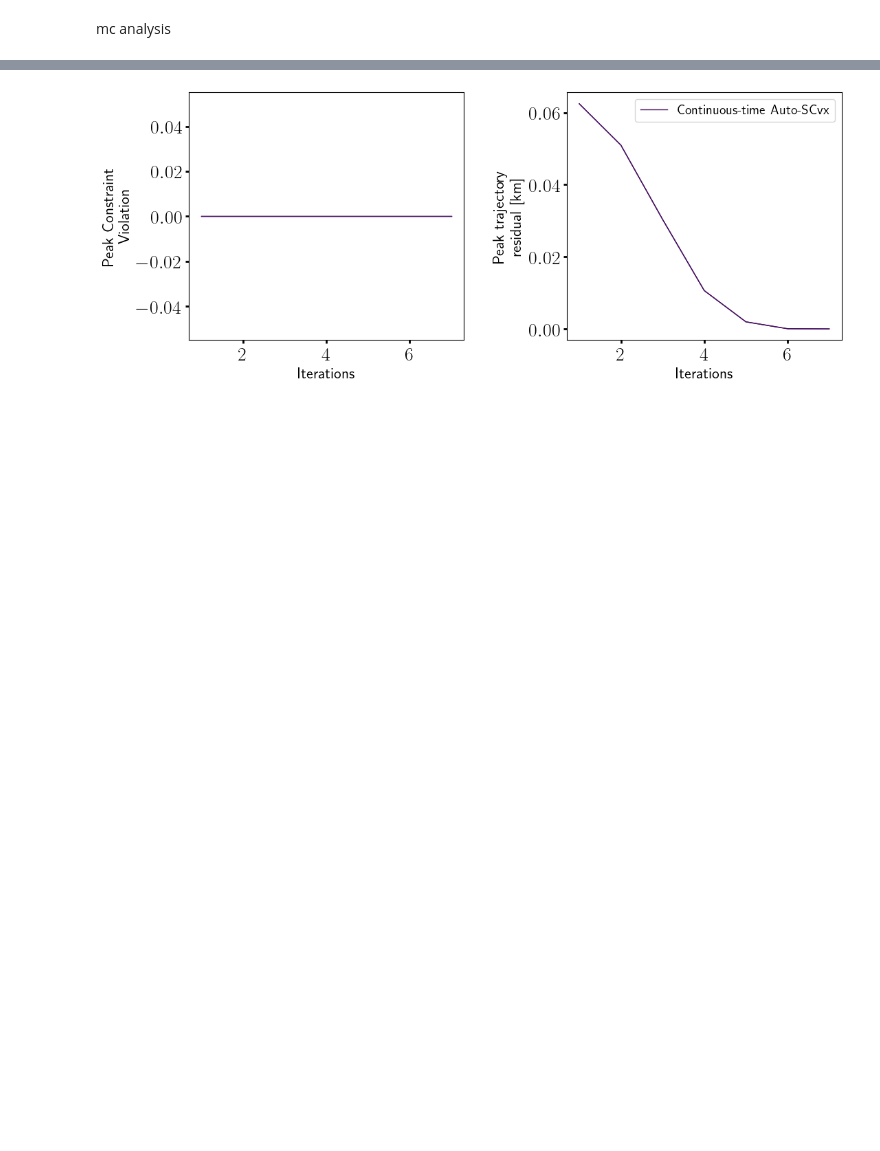
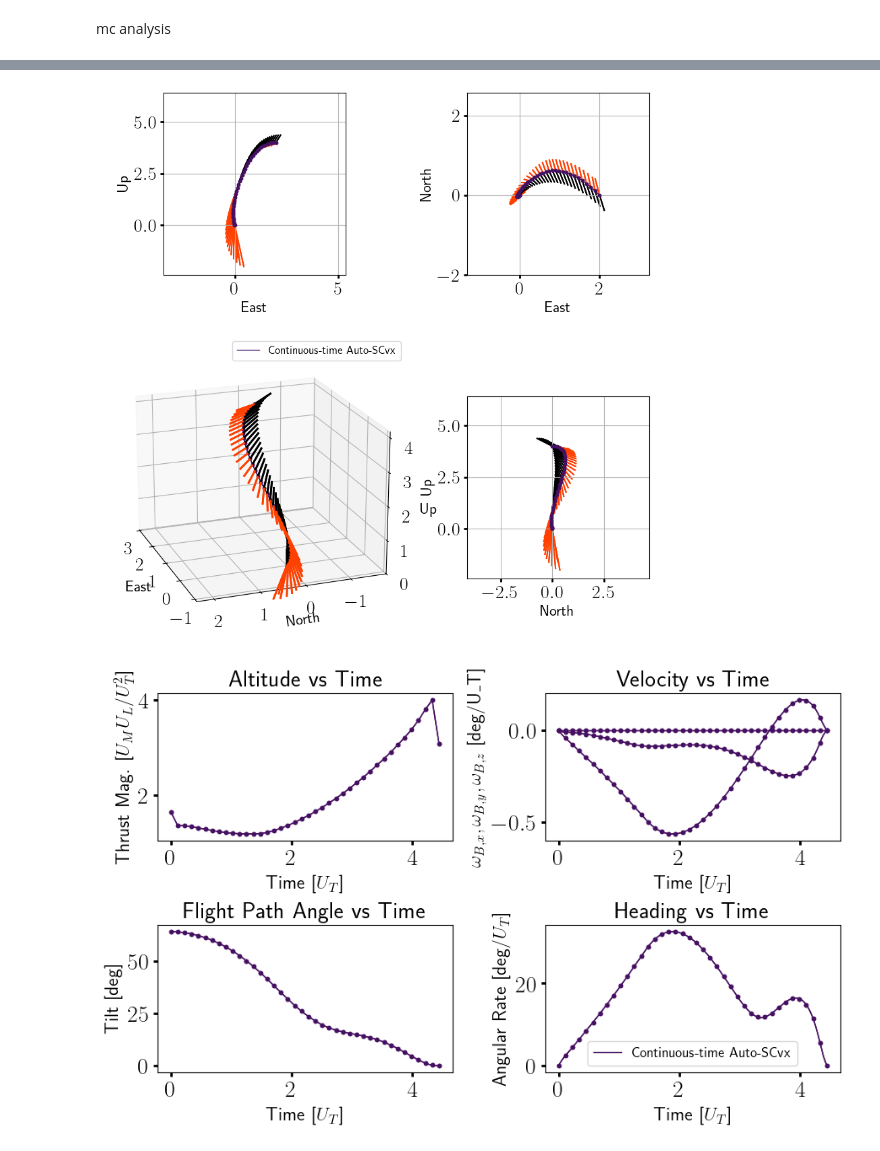
Before and after one commit to mceowen/trajopt, a Jupyter notebook: src/trajopt/examples/lander_6dof/main_montecarlo.ipynb, the cells around one changed output, grey strips where cells are left out. Saved outputs shown, nothing was run; the diff lists cells and outputs as text; code cells hidden in the pictures; blank space fills up the shorter version.

Commit message:
updated method variations for lander 6dof plots. todo: debug why ctcs doesn't work (probably from custom constraints)

```diff
--- a/src/trajopt/examples/lander_6dof/main_montecarlo.ipynb
+++ b/src/trajopt/examples/lander_6dof/main_montecarlo.ipynb
@@ -129,19 +126,20 @@ The autoreload extension is already loaded. To reload it, use:
 # %%
 ALL_PLOTS = True
 if ALL_PLOTS:
 
     newparams = {'usequiver':True,'sideviews':True,'skip':1}
     makePlotTrajs(PLTS1,ins={**plotparams,**newparams});
 
-    # makePlotStates(PLTS1,ins=plotparams);
+    makePlotStates(PLTS1,ins=plotparams);
 
-    # ## looks in 'weights' plots over time
+    ### looks in 'weights' plots over time
     # newparams = {'weights_info':['W_dyn','dual_dyn']}
     # # newparams = {'weights_info':[('W_dyn',(0)),('dual_dyn',(0,1))]}
-    # makePlotWghtsFlex(PLTS1,ins={**plotparams,**newparams});
+    makePlotWghtsFlex(PLTS1,ins={**plotparams,**newparams});
 
-    # ## looks in 'conv_data' plots over iterations
+    ### looks in 'conv_data' plots over iterations
     # newparams = {'converge_info':['chk_feas_term','chk_feas_dyn']}
-    # makePlotConvsFlex(PLTS1,ins={**plotparams,**newparams});
+    makePlotConvsFlex(PLTS1,ins={**plotparams,**newparams});
 # %% [output]
-[figure, old version]
+[figure, new version]
+[figure, added]
```
Also changed, not shown: parts of 4 cells of this notebook, 25 other files.
